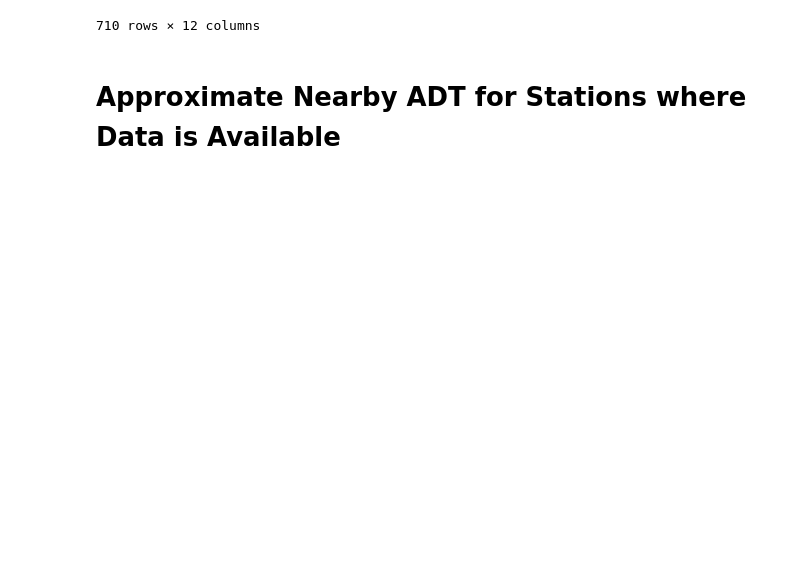
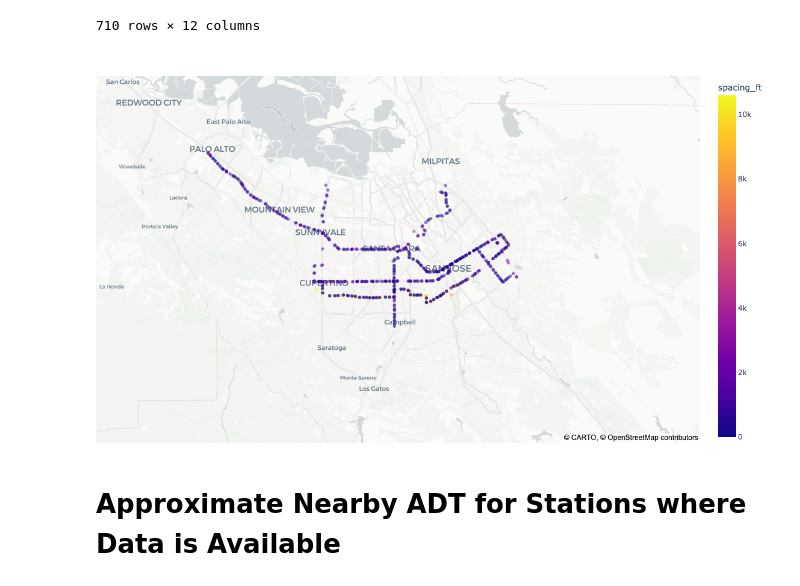
Before and after one commit to ArcherGu22/VTA-Transit-Delays, a Jupyter notebook: scripts/04_regression_models.ipynb, the cells around one changed output. Saved outputs shown, nothing was run; the diff lists cells and outputs as text; code cells hidden in the pictures; blank space fills up the shorter version.

```diff
--- a/scripts/04_regression_models.ipynb
+++ b/scripts/04_regression_models.ipynb
@@ -155,11 +175,14 @@ station_spacings
 # %%
 fig = quick_px_scattermap(station_spacings,
                           color="spacing_ft",
                           opacity=0.5,
                           hover_data=["route_id", "direction_id", "stop_sequence", "spacing_ft", "total_b_a"],
                           zoom=10,
                           height=650
 )
 fig.show()
+fig.write_html("../visualizations/map_stop_spacing.html")
+# %% [output]
+[figure, added]
 # %% [markdown]
 # Approximate Nearby ADT for Stations where Data is Available
```
Also changed, not shown: parts of 11 cells of this notebook, 22 other files.
